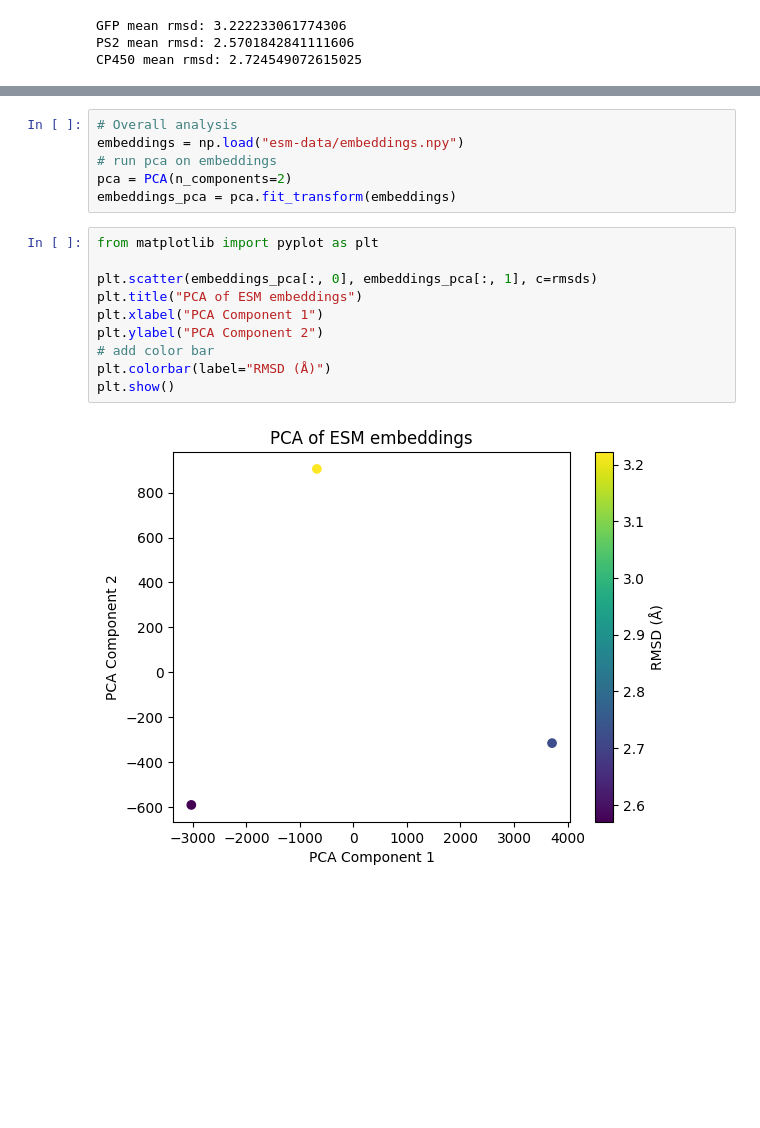
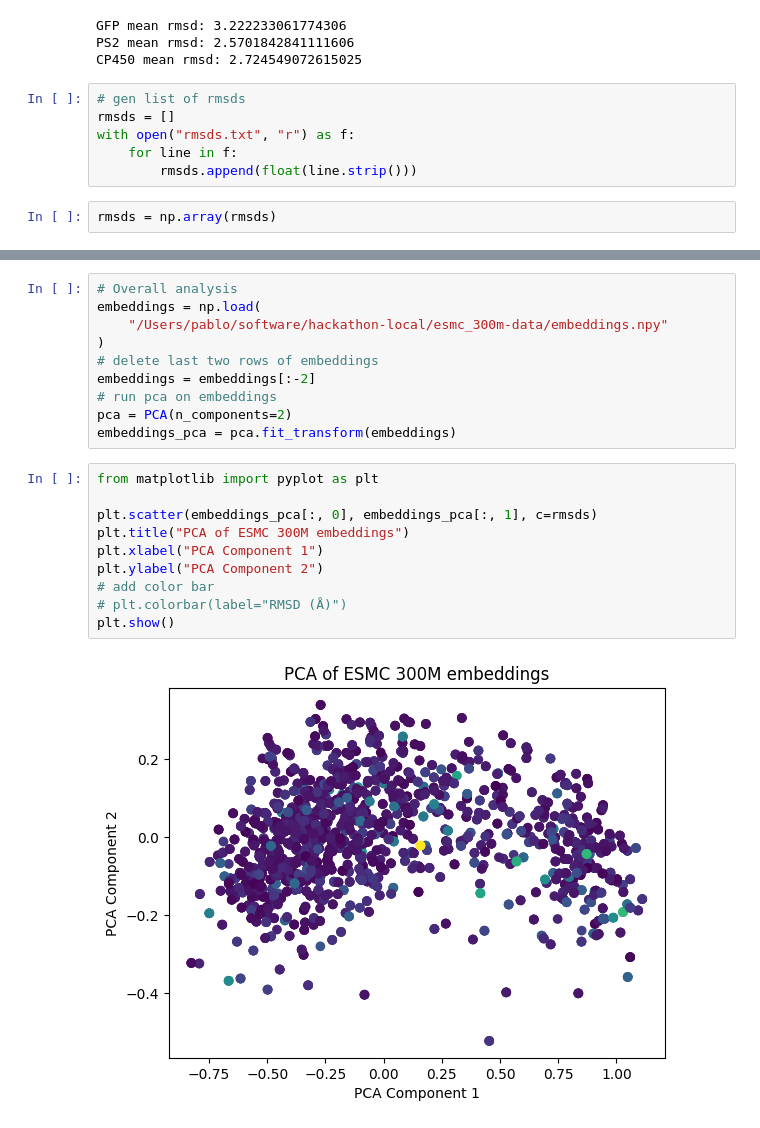
Before and after one commit to pablo-unzueta/agi-hackthon-dec-2024, a Jupyter notebook: analysis.ipynb, the cells around one changed output, grey strips where cells are left out. Cells and saved outputs as stored; diff of their text form; blank space fills up the shorter version.

```diff
--- a/analysis.ipynb
+++ b/analysis.ipynb
@@ -119,3 +119,11 @@ rmsds = np.array([gfp_mean_rmsd, ps2_mean_rmsd, cp450_mean_rmsd])
 GFP mean rmsd: 3.222233061774306
 PS2 mean rmsd: 2.5701842841111606
 CP450 mean rmsd: 2.724549072615025
+# %%
+# gen list of rmsds
+rmsds = []
+with open("rmsds.txt", "r") as f:
+    for line in f:
+        rmsds.append(float(line.strip()))
+# %%
+rmsds = np.array(rmsds)
@@ -122,18 +252,22 @@ CP450 mean rmsd: 2.724549072615025
 # %%
 # Overall analysis
-embeddings = np.load("esm-data/embeddings.npy")
+embeddings = np.load(
+    "/Users/pablo/software/hackathon-local/esmc_300m-data/embeddings.npy"
+)
+# delete last two rows of embeddings
+embeddings = embeddings[:-2]
 # run pca on embeddings
 pca = PCA(n_components=2)
 embeddings_pca = pca.fit_transform(embeddings)
 # %%
 from matplotlib import pyplot as plt
 
 plt.scatter(embeddings_pca[:, 0], embeddings_pca[:, 1], c=rmsds)
-plt.title("PCA of ESM embeddings")
+plt.title("PCA of ESMC 300M embeddings")
 plt.xlabel("PCA Component 1")
 plt.ylabel("PCA Component 2")
 # add color bar
-plt.colorbar(label="RMSD (Å)")
+# plt.colorbar(label="RMSD (Å)")
 plt.show()
 # %% [output]
-[figure, old version]
+[figure, new version]
```
Also changed, not shown: parts of 8 cells of this notebook, 9 other files.
